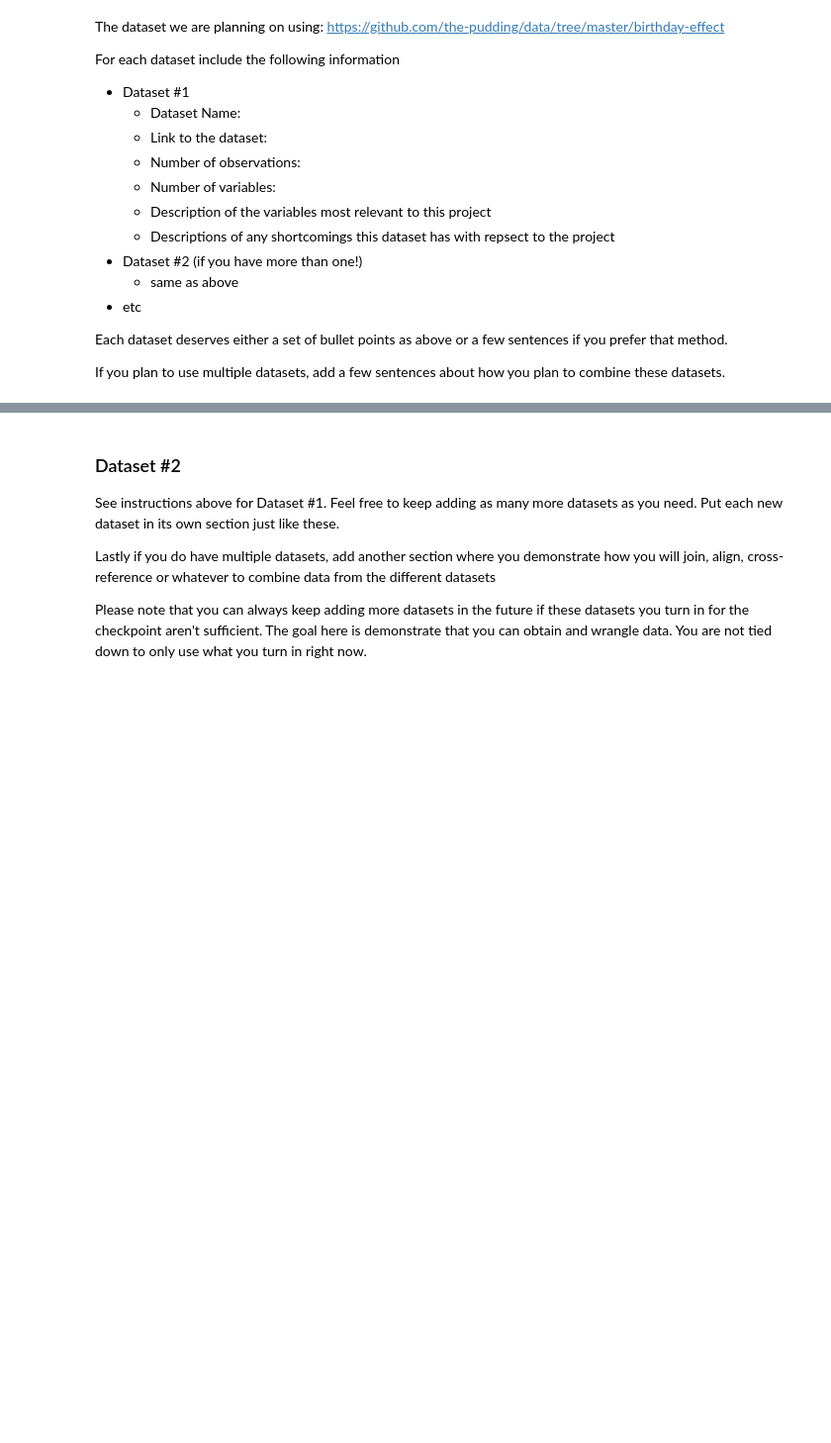
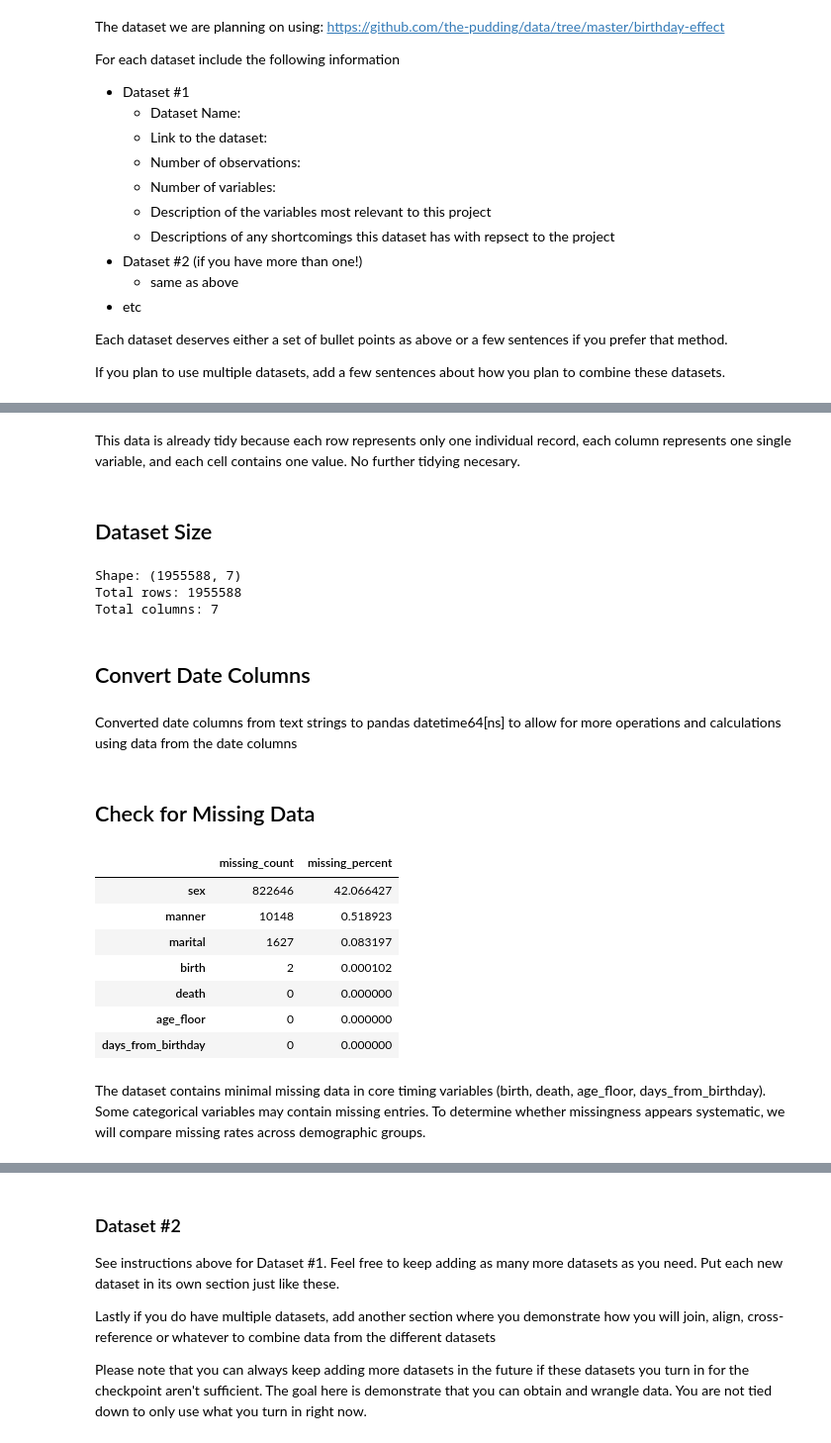
Before and after one commit to minsuitang/Group069_WI26, a Jupyter notebook: 01-DataCheckpoint.ipynb, the cells around one changed output, grey strips where cells are left out. Shown at 99% size. Cells and saved outputs as stored; diff of their text form; code cells hidden in the pictures; blank space fills up the shorter version.

```diff
--- a/01-DataCheckpoint.ipynb
+++ b/01-DataCheckpoint.ipynb
@@ -133,0 +188,42 @@ Instructions:
+# %% [markdown]
+This data is already tidy because each row represents only one individual record, each column represents one single variable, and each cell contains one value. No further tidying necesary.
+# %% [markdown]
+## Dataset Size
+# %%
+print("Shape:", df.shape)
+print("Total rows:", df.shape[0])
+print("Total columns:", df.shape[1])
+# %% [output]
+Shape: (1955588, 7)
+Total rows: 1955588
+Total columns: 7
+# %% [markdown]
+## Convert Date Columns
+# %%
+df["birth"] = pd.to_datetime(df["birth"], errors="coerce")
+df["death"] = pd.to_datetime(df["death"], errors="coerce")
+# %% [markdown]
+Converted date columns from text strings to pandas datetime64[ns] to allow for more operations and calculations using data from the date columns
+# %% [markdown]
+## Check for Missing Data
+# %%
+missing_counts = df.isna().sum()
+missing_percent = df.isna().mean() * 100
+
+missing_summary = pd.DataFrame({
+    "missing_count": missing_counts,
+    "missing_percent": missing_percent
+}).sort_values("missing_percent", ascending=False)
+
+missing_summary
+# %% [output]
+|  | missing_count | missing_percent |
+| sex | 822646 | 42.066427 |
+| manner | 10148 | 0.518923 |
+| marital | 1627 | 0.083197 |
+| birth | 2 | 0.000102 |
+| death | 0 | 0.000000 |
+| age_floor | 0 | 0.000000 |
+| days_from_birthday | 0 | 0.000000 |
+# %% [markdown]
+The dataset contains minimal missing data in core timing variables (birth, death, age_floor, days_from_birthday). Some categorical variables may contain missing entries. To determine whether missingness appears systematic, we will compare missing rates across demographic groups.
```
Also changed, not shown: parts of 29 cells of this notebook.
